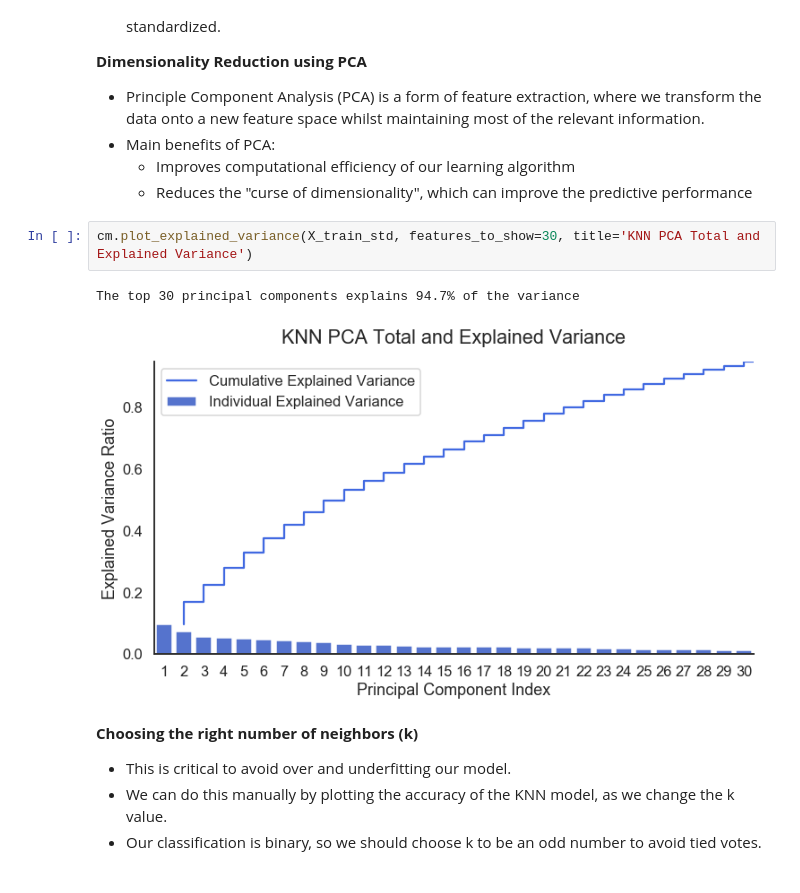
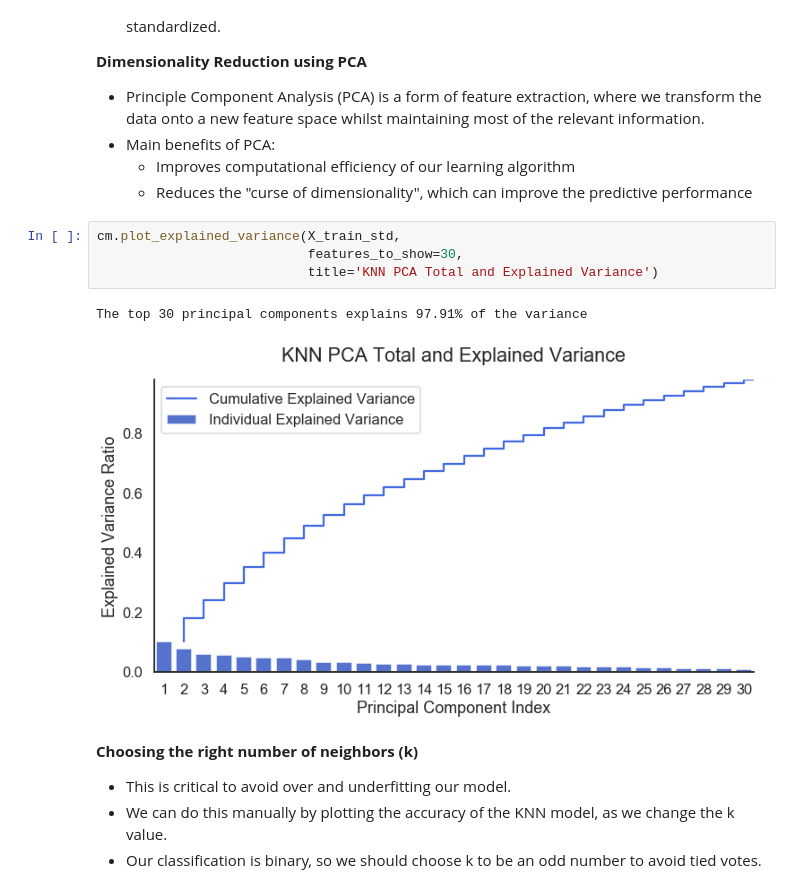
Before and after one commit to AdamBlomfield/machine_learning_ufc_data, a Jupyter notebook: notebooks/final_notebook.ipynb, the cells around one changed output. Saved outputs shown, nothing was run; the diff lists cells and outputs as text.

```diff
--- a/notebooks/final_notebook.ipynb
+++ b/notebooks/final_notebook.ipynb
@@ -245,10 +265,12 @@ models_summary
     - Improves computational efficiency of our learning algorithm
     - Reduces the "curse of dimensionality", which can improve the predictive performance
 # %%
-cm.plot_explained_variance(X_train_std, features_to_show=30, title='KNN PCA Total and Explained Variance')
+cm.plot_explained_variance(X_train_std,
+                           features_to_show=30,
+                           title='KNN PCA Total and Explained Variance')
 # %% [output]
-The top 30 principal components explains 94.7% of the variance
+The top 30 principal components explains 97.91% of the variance
-[figure, old version]
+[figure, new version]
 # %% [markdown]
 **Choosing the right number of neighbors (k)**
 - This is critical to avoid over and underfitting our model.
```
Also changed, not shown: parts of 75 cells of this notebook, 14 other files.
